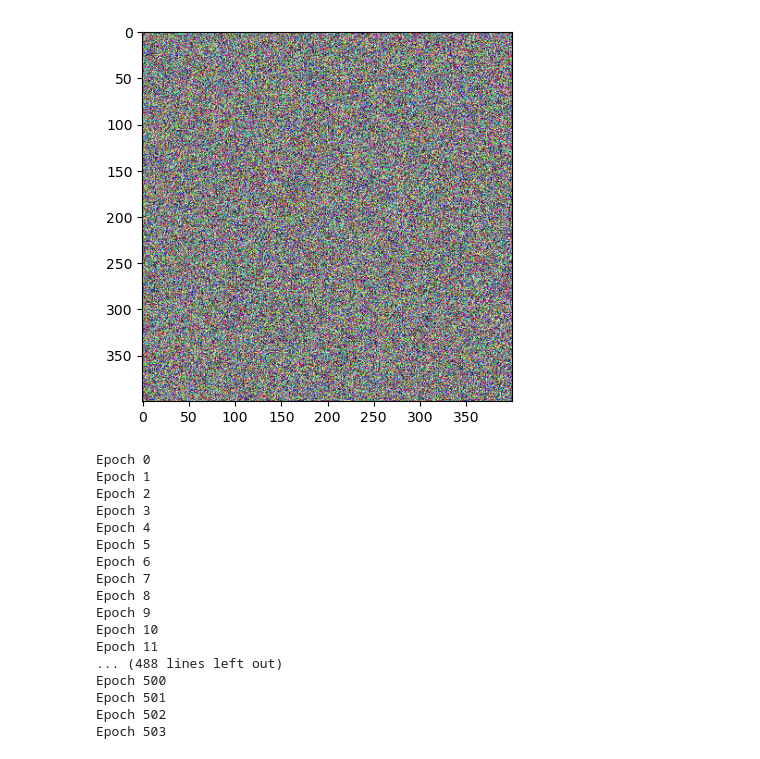
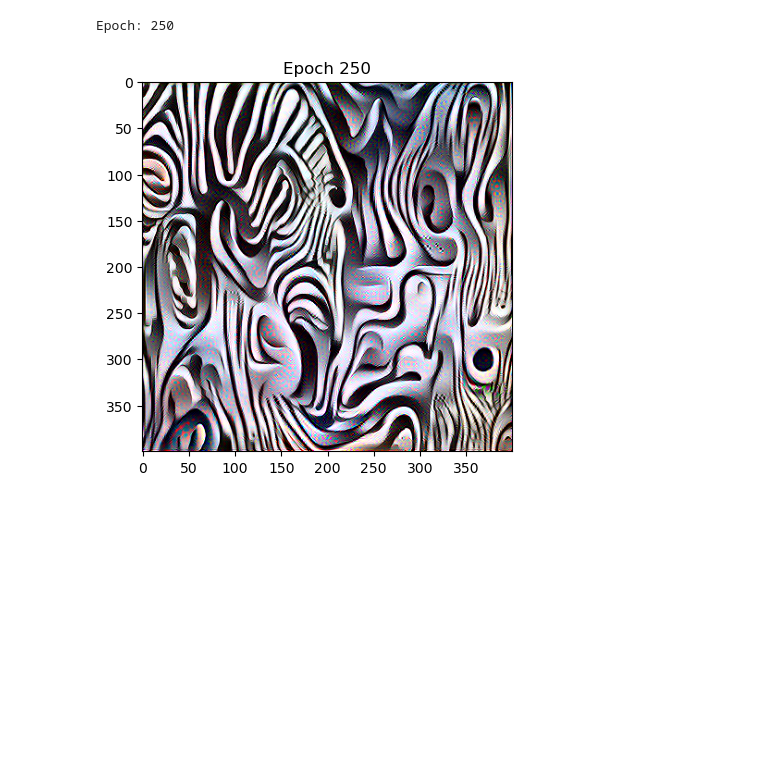
Before and after one commit to haytam76/Neural_Style_Transfer, a Jupyter notebook: Neural_Style_Transfer.ipynb, the cells around one changed output. Cells and saved outputs as stored; diff of their text form; code cells hidden in the pictures; blank space fills up the shorter version.

```diff
--- a/Neural_Style_Transfer.ipynb
+++ b/Neural_Style_Transfer.ipynb
@@ -123,11 +123,11 @@ def compute_layer_style_cost(a_S, a_G):
 #compute_style_cost
 
 STYLE_LAYERS = [
-    ('block1_conv1', 0.3),
+    ('block1_conv1', 0.2),
     ('block2_conv1', 0.2),
     ('block3_conv1', 0.2),
     ('block4_conv1', 0.2),
-    ('block5_conv1', 0.1)]
+    ('block5_conv1', 0.2)]
 
 def compute_style_cost(style_image_output, generated_image_output, STYLE_LAYERS=STYLE_LAYERS):
     """
@@ -277,11 +275,3 @@ def train_step(generated_image):
 
 
     return J
-# %%
-generated_image = tf.Variable(tf.random.uniform([1, 400, 400, 3]), dtype=tf.float32)
-
-# Afficher l'image générée
-plt.imshow(generated_image.numpy()[0])
-plt.show()
-# %% [output]
-[figure, removed]
@@ -288,26 +280,15 @@ plt.show()
 # %%
-epochs = 2000
-for i in range(epochs):
+epochs = 1000
+for epoch in range(epochs):
     train_step(generated_image)
-    print(f"Epoch {i} ")
+    if (epoch + 1) % 250 == 0:
+        print(f"Epoch: {epoch + 1}")
+        plt.imshow(generated_image[0].numpy())
+        plt.title(f"Epoch {epoch + 1}")
+        plt.show()
 # %% [output]
-Epoch 0
-Epoch 1
-Epoch 2
-Epoch 3
-Epoch 4
-Epoch 5
-Epoch 6
-Epoch 7
-Epoch 8
-Epoch 9
-Epoch 10
-Epoch 11
-... (488 lines left out)
-Epoch 500
-Epoch 501
-Epoch 502
-Epoch 503
+Epoch: 250
+[figure, added]
 # %%
 # Show the 3 images in a row
 fig = plt.figure(figsize=(16, 4))
```
Also changed, not shown: parts of 6 cells of this notebook, 3 other files.
